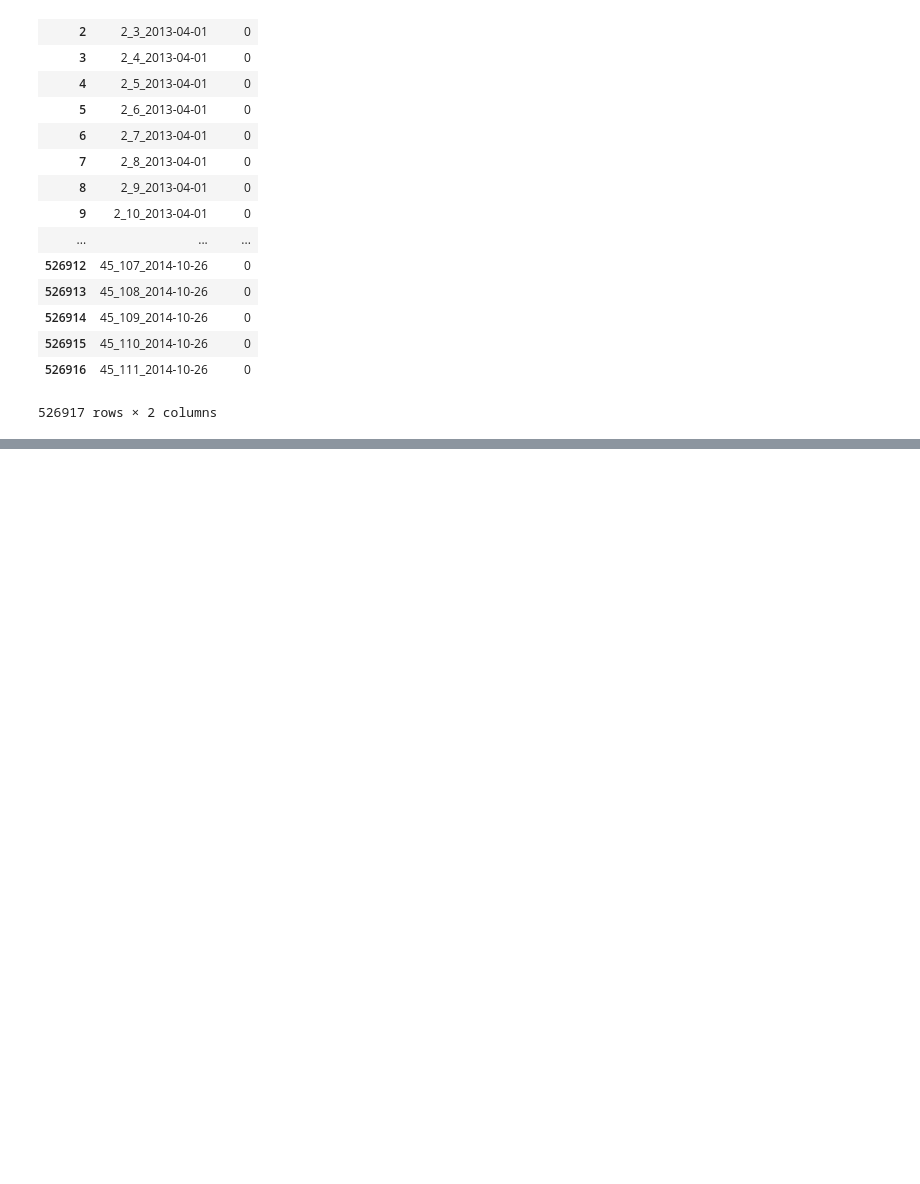
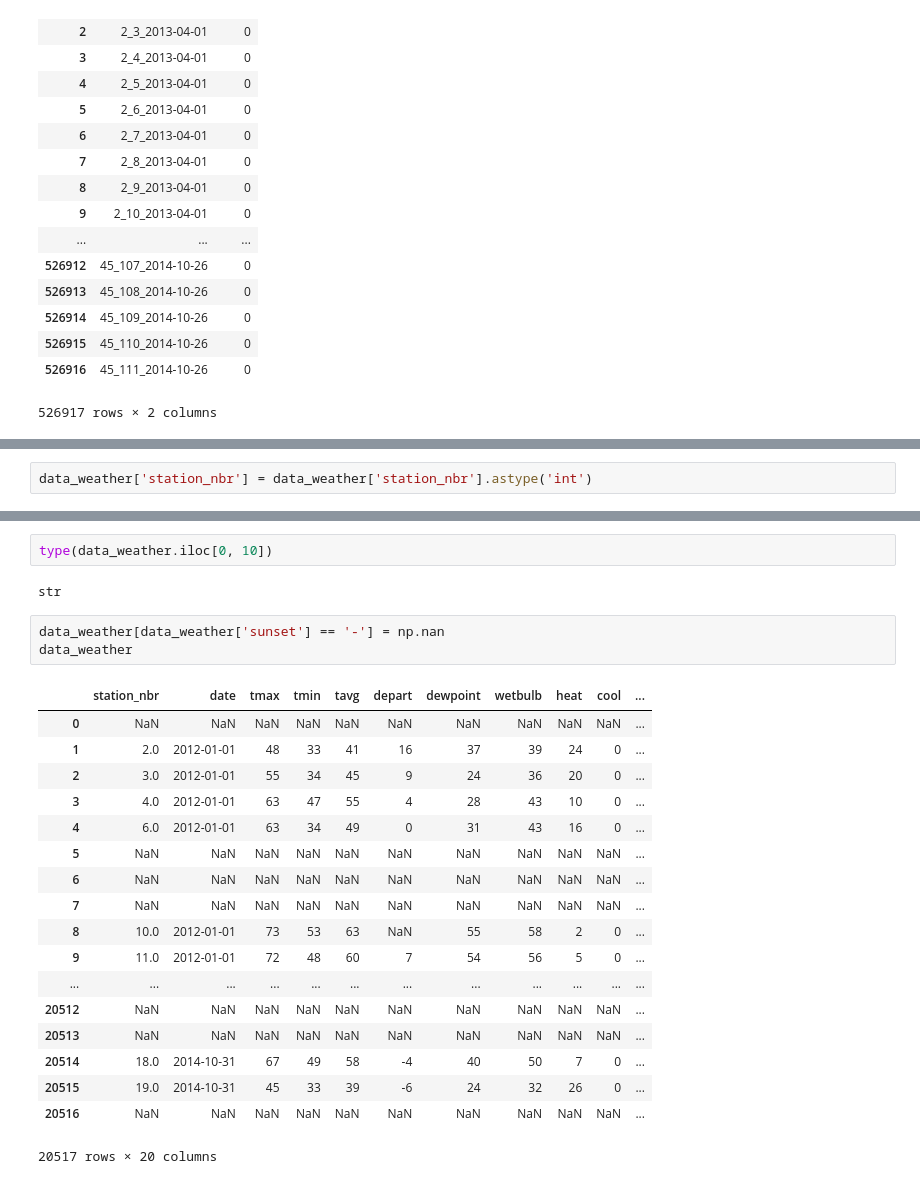
Before and after one commit to jaykim-asset/datascience_review, a Jupyter notebook: DataScience_Project1_Predict_products_sales_in_Walmart/DataScience_Project1_Predict_products_sales_in_Walmart.ipynb, the cells around one changed output, grey strips where cells are left out. Cells and saved outputs as stored; diff of their text form; blank space fills up the shorter version.

Commit message:
I will have to re-organize this repo Date: 2018_07_05

```diff
--- a/DataScience_Project1_Predict_products_sales_in_Walmart/DataScience_Project1_Predict_products_sales_in_Walmart.ipynb
+++ b/DataScience_Project1_Predict_products_sales_in_Walmart/DataScience_Project1_Predict_products_sales_in_Walmart.ipynb
@@ -314,0 +412,2 @@ data_sampleSubmission
+# %%
+data_weather['station_nbr'] = data_weather['station_nbr'].astype('int')
@@ -314,0 +420,26 @@ data_sampleSubmission
+# %%
+type(data_weather.iloc[0, 10])
+# %% [output]
+str
+# %%
+data_weather[data_weather['sunset'] == '-'] = np.nan
+data_weather
+# %% [output]
+|  | station_nbr | date | tmax | tmin | tavg | depart | dewpoint | wetbulb | heat | cool | ... |
+| 0 | NaN | NaN | NaN | NaN | NaN | NaN | NaN | NaN | NaN | NaN | ... |
+| 1 | 2.0 | 2012-01-01 | 48 | 33 | 41 | 16 | 37 | 39 | 24 | 0 | ... |
+| 2 | 3.0 | 2012-01-01 | 55 | 34 | 45 | 9 | 24 | 36 | 20 | 0 | ... |
+| 3 | 4.0 | 2012-01-01 | 63 | 47 | 55 | 4 | 28 | 43 | 10 | 0 | ... |
+| 4 | 6.0 | 2012-01-01 | 63 | 34 | 49 | 0 | 31 | 43 | 16 | 0 | ... |
+| 5 | NaN | NaN | NaN | NaN | NaN | NaN | NaN | NaN | NaN | NaN | ... |
+| 6 | NaN | NaN | NaN | NaN | NaN | NaN | NaN | NaN | NaN | NaN | ... |
+| 7 | NaN | NaN | NaN | NaN | NaN | NaN | NaN | NaN | NaN | NaN | ... |
+| 8 | 10.0 | 2012-01-01 | 73 | 53 | 63 | NaN | 55 | 58 | 2 | 0 | ... |
+| 9 | 11.0 | 2012-01-01 | 72 | 48 | 60 | 7 | 54 | 56 | 5 | 0 | ... |
+| ... | ... | ... | ... | ... | ... | ... | ... | ... | ... | ... | ... |
+| 20512 | NaN | NaN | NaN | NaN | NaN | NaN | NaN | NaN | NaN | NaN | ... |
+| 20513 | NaN | NaN | NaN | NaN | NaN | NaN | NaN | NaN | NaN | NaN | ... |
+| 20514 | 18.0 | 2014-10-31 | 67 | 49 | 58 | -4 | 40 | 50 | 7 | 0 | ... |
+| 20515 | 19.0 | 2014-10-31 | 45 | 33 | 39 | -6 | 24 | 32 | 26 | 0 | ... |
+| 20516 | NaN | NaN | NaN | NaN | NaN | NaN | NaN | NaN | NaN | NaN | ... |
+20517 rows × 20 columns
```
Also changed, not shown: parts of 8 cells of this notebook, 7 other files.
